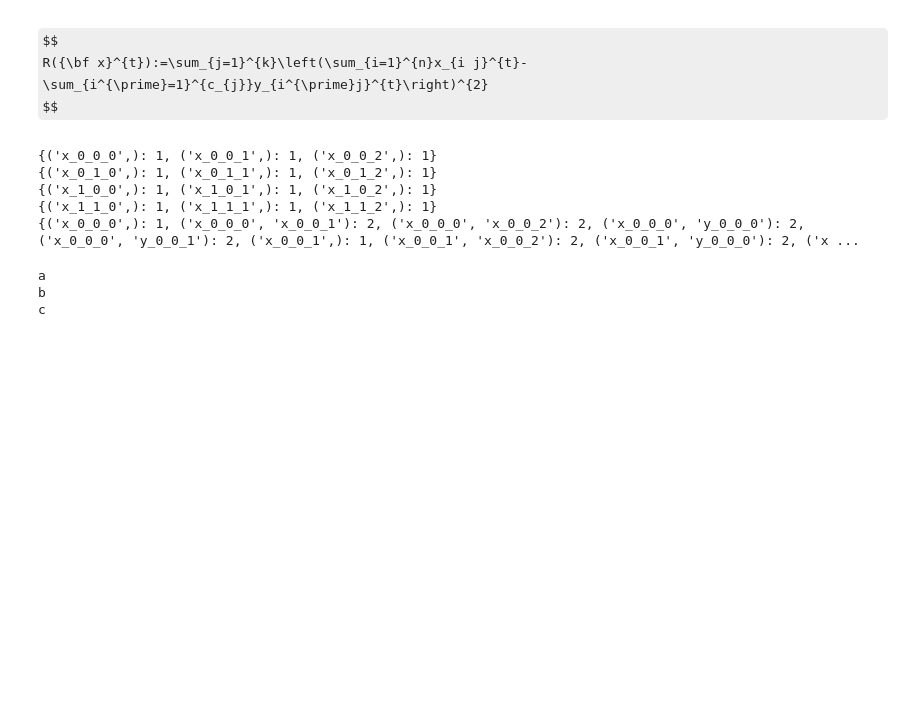
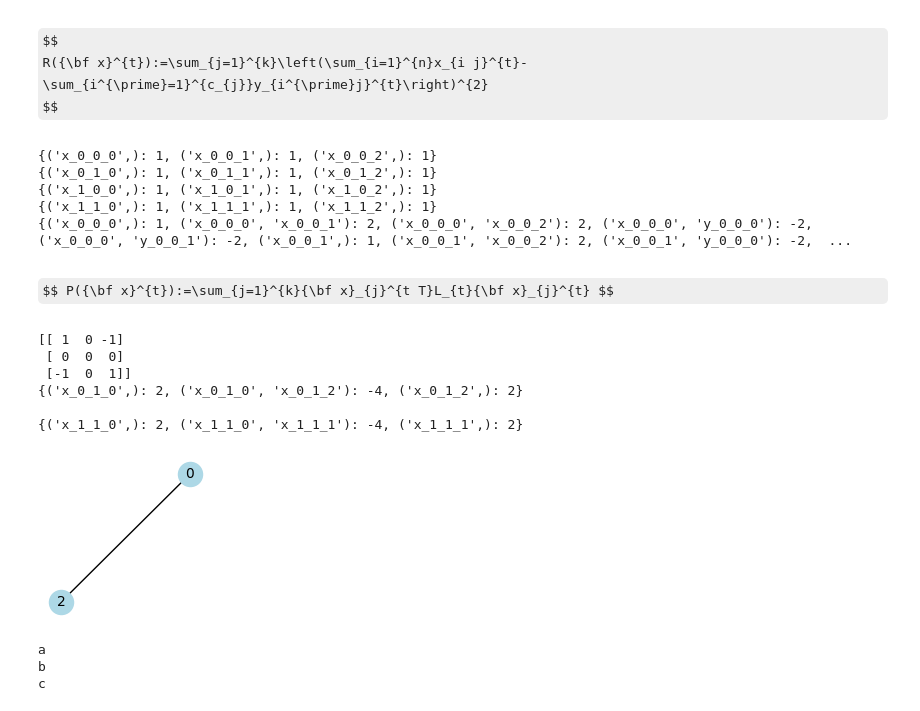
Before and after one commit to gamberoillecito/Mapping-quantum-circuits-to-modular-architectures-with-QUBO, a Jupyter notebook: project.ipynb, the cells around one changed output. Cells and saved outputs as stored; diff of their text form; code cells hidden in the pictures; some formulas as TeX source; blank space fills up the shorter version.

Commit message:
corretti errori laplaciana e fatte altre sommatorie

```diff
--- a/project.ipynb
+++ b/project.ipynb
@@ -248,7 +250,7 @@ def slice_circuit(qc) -> list[TimeSlice]:
 
     return slices
 # %%
-list_of_slices = slice_circuit(qc2)
+list_of_slices = slice_circuit(qc2, 5)
 for i in list_of_slices:
     print(i)
 # %% [output]
@@ -392,9 +432,12 @@ def create_y(num_slices, num_cores, cores_capacity:list[int]):
         y.append(l2)
     return y
 
+num_slices = 2
+num_cores = 2
+num_qubits = 3
 cores_capacity = [2,3]
-x = create_x(2, 2, 3)
-y = create_y(2,2,cores_capacity)
+x = create_x(num_slices, num_cores, num_qubits)
+y = create_y(num_slices, num_cores, cores_capacity)
 print(x)
 print(y)
 # %% [output]
@@ -410,6 +453,20 @@ print(y)
 $$
 S({\bf x}^{t}):=\sum_{i=1}^{n}\left(\sum_{j=1}^{k}x_{i j}^{t}-1\right)^{2}
 $$
+# %%
+Sxt = []
+for t, l2 in enumerate(x):
+    s_tot = QUBO()
+    for i in range(num_qubits):
+        s1 = QUBO()
+        for j in range(num_cores):
+            s1 += x[t][j][i]
+        s_tot += (s1 - 1)**2
+        # print((s1 - 1)**2)
+        # print("\n\n")
+    # print(s_tot)
+    # print("\n\n")
+    Sxt.append(s_tot)
 # %% [markdown]
 $$
 R({\bf x}^{t}):=\sum_{j=1}^{k}\left(\sum_{i=1}^{n}x_{i j}^{t}-\sum_{i^{\prime}=1}^{c_{j}}y_{i^{\prime}j}^{t}\right)^{2}
@@ -430,7 +487,7 @@ for t, l2 in enumerate(x):
         for i_prime in range(cores_capacity[j]):
             # print(f"i_prime = {i_prime}")
 
-            s1 += y[t][j][i_prime]
+            s2 += y[t][j][i_prime]
         s_12 = (s1 - s2)**2
         s_tot += s_12 # s_tot = s_tot + s_12
     Rxt.append(s_tot)
@@ -440,7 +497,34 @@ print(Rxt[0])
 {('x_0_1_0',): 1, ('x_0_1_1',): 1, ('x_0_1_2',): 1}
 {('x_1_0_0',): 1, ('x_1_0_1',): 1, ('x_1_0_2',): 1}
 {('x_1_1_0',): 1, ('x_1_1_1',): 1, ('x_1_1_2',): 1}
-{('x_0_0_0',): 1, ('x_0_0_0', 'x_0_0_1'): 2, ('x_0_0_0', 'x_0_0_2'): 2, ('x_0_0_0', 'y_0_0_0'): 2, ('x_0_0_0', 'y_0_0_1'): 2, ('x_0_0_1',): 1, ('x_0_0_1', 'x_0_0_2'): 2, ('x_0_0_1', 'y_0_0_0'): 2, ('x ...
+{('x_0_0_0',): 1, ('x_0_0_0', 'x_0_0_1'): 2, ('x_0_0_0', 'x_0_0_2'): 2, ('x_0_0_0', 'y_0_0_0'): -2, ('x_0_0_0', 'y_0_0_1'): -2, ('x_0_0_1',): 1, ('x_0_0_1', 'x_0_0_2'): 2, ('x_0_0_1', 'y_0_0_0'): -2,  ...
+# %% [markdown]
+$$ P({\bf x}^{t}):=\sum_{j=1}^{k}{\bf x}_{j}^{t T}L_{t}{\bf x}_{j}^{t} $$
+# %%
+Pxt = []
+qctest = QuantumCircuit(num_qubits)
+qctest.cx(0,2)
+# qctest.cx(1,2)
+qctest.cx(0,1)
+# qctest.draw()
+slices = slice_circuit(qctest, 3)
+slices[0].draw()
+for t, l2 in enumerate(x):
+    s_tot = QUBO()
+    for k in range(num_cores):
+        prod1 = np.dot(x[t][j], slices[t].laplacian)
+        s_tot += np.dot(prod1, x[t][j])
+    print(s_tot)
+    print()
+    Pxt.append(s_tot)
+# %% [output]
+[[ 1  0 -1]
+ [ 0  0  0]
+ [-1  0  1]]
+{('x_0_1_0',): 2, ('x_0_1_0', 'x_0_1_2'): -4, ('x_0_1_2',): 2}
+
+{('x_1_1_0',): 2, ('x_1_1_0', 'x_1_1_1'): -4, ('x_1_1_1',): 2}
+[figure, added]
 # %%
 lista = ['a', 'b', 'c']
 # %%
```
Also changed, not shown: parts of 6 cells of this notebook.
